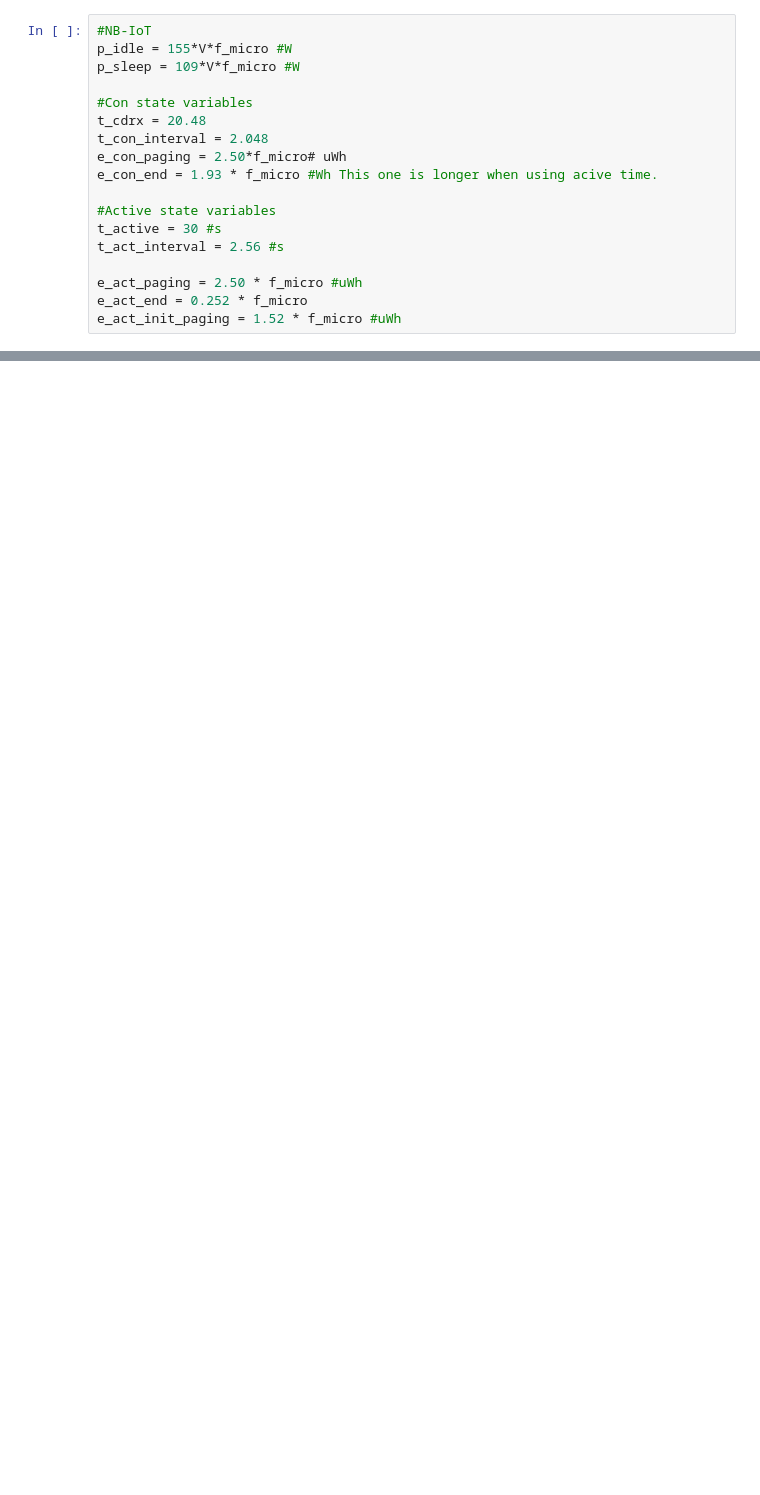
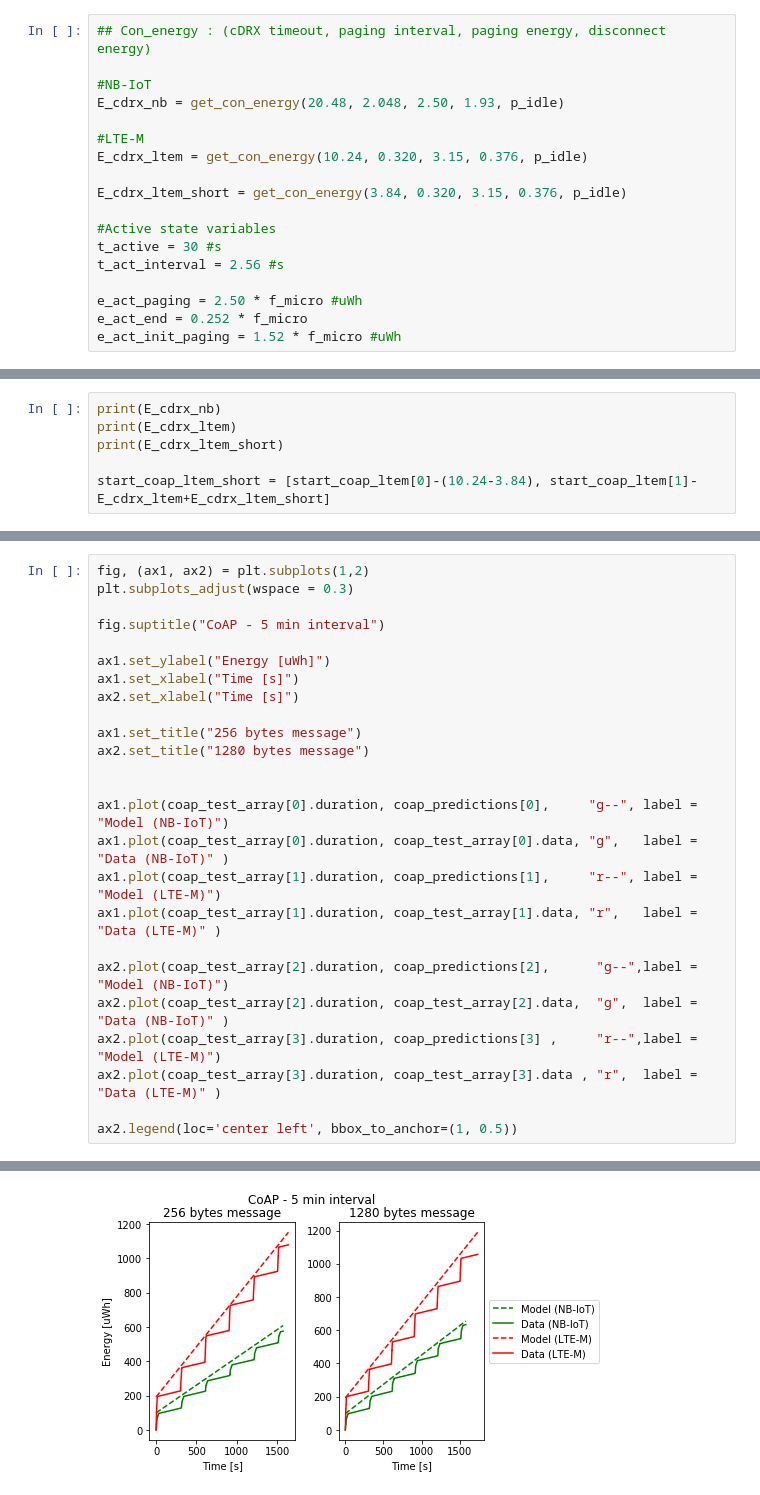
Before and after one commit to crfosse/dt_data, a Jupyter notebook: model.ipynb, the cells around one changed output, grey strips where cells are left out. Drawn from its saved outputs; the diff is of its cells as text; blank space fills up the shorter version.

```diff
--- a/model.ipynb
+++ b/model.ipynb
@@ -17,13 +57,13 @@ sample_con_end = [7.32, 8.25, 7.54, 8.03, 7.61]
 # %%
+## Con_energy : (cDRX timeout, paging interval, paging energy, disconnect energy)
+
 #NB-IoT
-p_idle = 155*V*f_micro #W
-p_sleep = 109*V*f_micro #W
+E_cdrx_nb = get_con_energy(20.48, 2.048, 2.50, 1.93, p_idle)
 
-#Con state variables
-t_cdrx = 20.48
-t_con_interval = 2.048
-e_con_paging = 2.50*f_micro# uWh
-e_con_end = 1.93 * f_micro #Wh This one is longer when using acive time.
+#LTE-M
+E_cdrx_ltem = get_con_energy(10.24, 0.320, 3.15, 0.376, p_idle)
+
+E_cdrx_ltem_short = get_con_energy(3.84, 0.320, 3.15, 0.376, p_idle)
 
 #Active state variables
 t_active = 30 #s
@@ -46,0 +75,6 @@ E_sleep = p_sleep*t_psm
+# %%
+print(E_cdrx_nb)
+print(E_cdrx_ltem)
+print(E_cdrx_ltem_short)
+
+start_coap_ltem_short = [start_coap_ltem[0]-(10.24-3.84), start_coap_ltem[1]-E_cdrx_ltem+E_cdrx_ltem_short]
@@ -46,0 +145,26 @@ E_sleep = p_sleep*t_psm
+# %%
+fig, (ax1, ax2) = plt.subplots(1,2)
+plt.subplots_adjust(wspace = 0.3)
+
+fig.suptitle("CoAP - 5 min interval")
+
+ax1.set_ylabel("Energy [uWh]")
+ax1.set_xlabel("Time [s]")
+ax2.set_xlabel("Time [s]")
+
+ax1.set_title("256 bytes message")
+ax2.set_title("1280 bytes message")
+
+
+ax1.plot(coap_test_array[0].duration, coap_predictions[0],     "g--", label = "Model (NB-IoT)")
+ax1.plot(coap_test_array[0].duration, coap_test_array[0].data, "g",   label = "Data (NB-IoT)" )
+ax1.plot(coap_test_array[1].duration, coap_predictions[1],     "r--", label = "Model (LTE-M)")
+ax1.plot(coap_test_array[1].duration, coap_test_array[1].data, "r",   label = "Data (LTE-M)" )
+
+ax2.plot(coap_test_array[2].duration, coap_predictions[2],      "g--",label = "Model (NB-IoT)")
+ax2.plot(coap_test_array[2].duration, coap_test_array[2].data,  "g",  label = "Data (NB-IoT)" )
+ax2.plot(coap_test_array[3].duration, coap_predictions[3] ,     "r--",label = "Model (LTE-M)")
+ax2.plot(coap_test_array[3].duration, coap_test_array[3].data , "r",  label = "Data (LTE-M)" )
+
+ax2.legend(loc='center left', bbox_to_anchor=(1, 0.5))
+# %% [output]
@@ -46,0 +172 @@ E_sleep = p_sleep*t_psm
+[figure, added]
```
Also changed, not shown: parts of 17 cells of this notebook, 3 other files.
